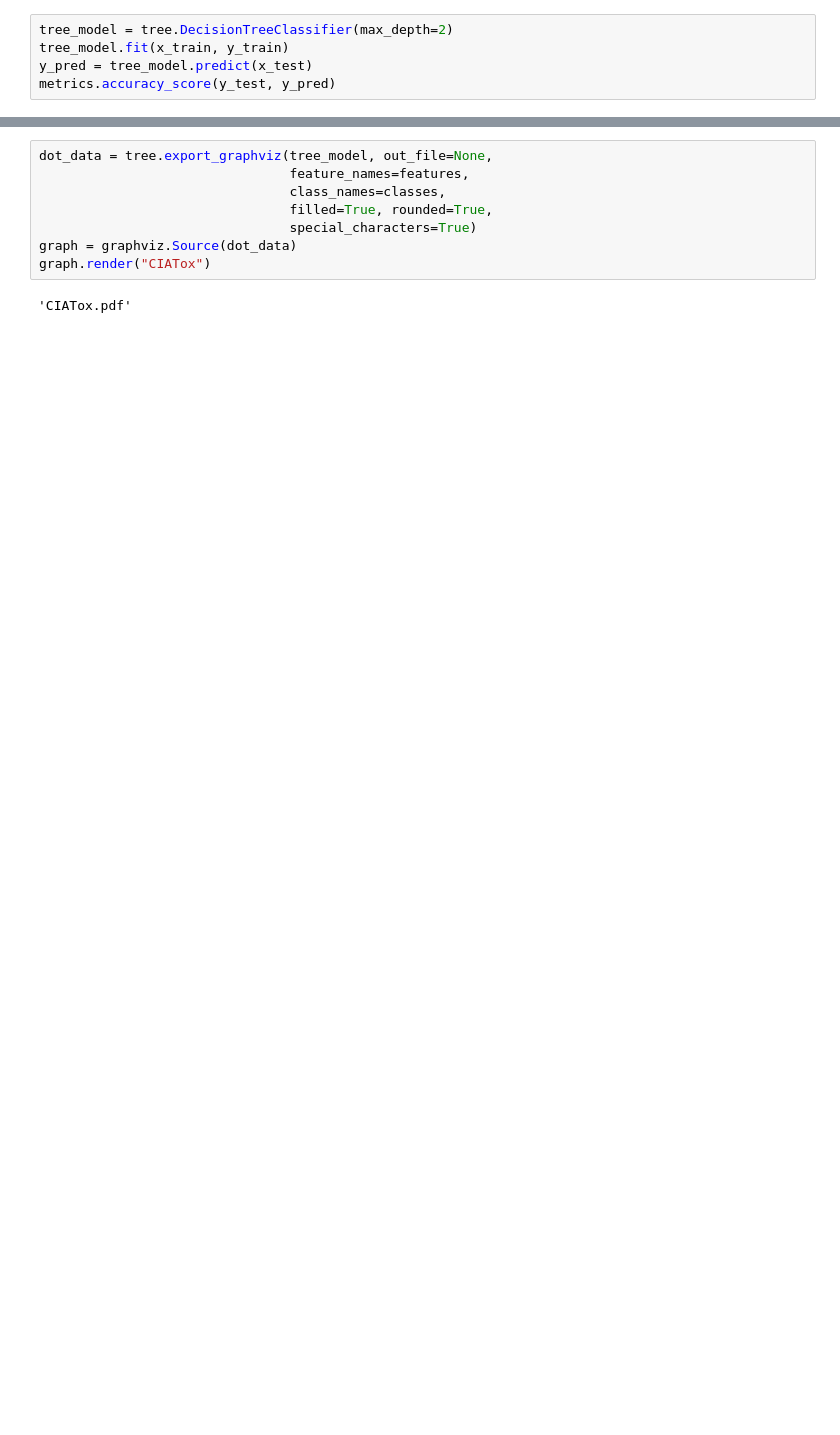
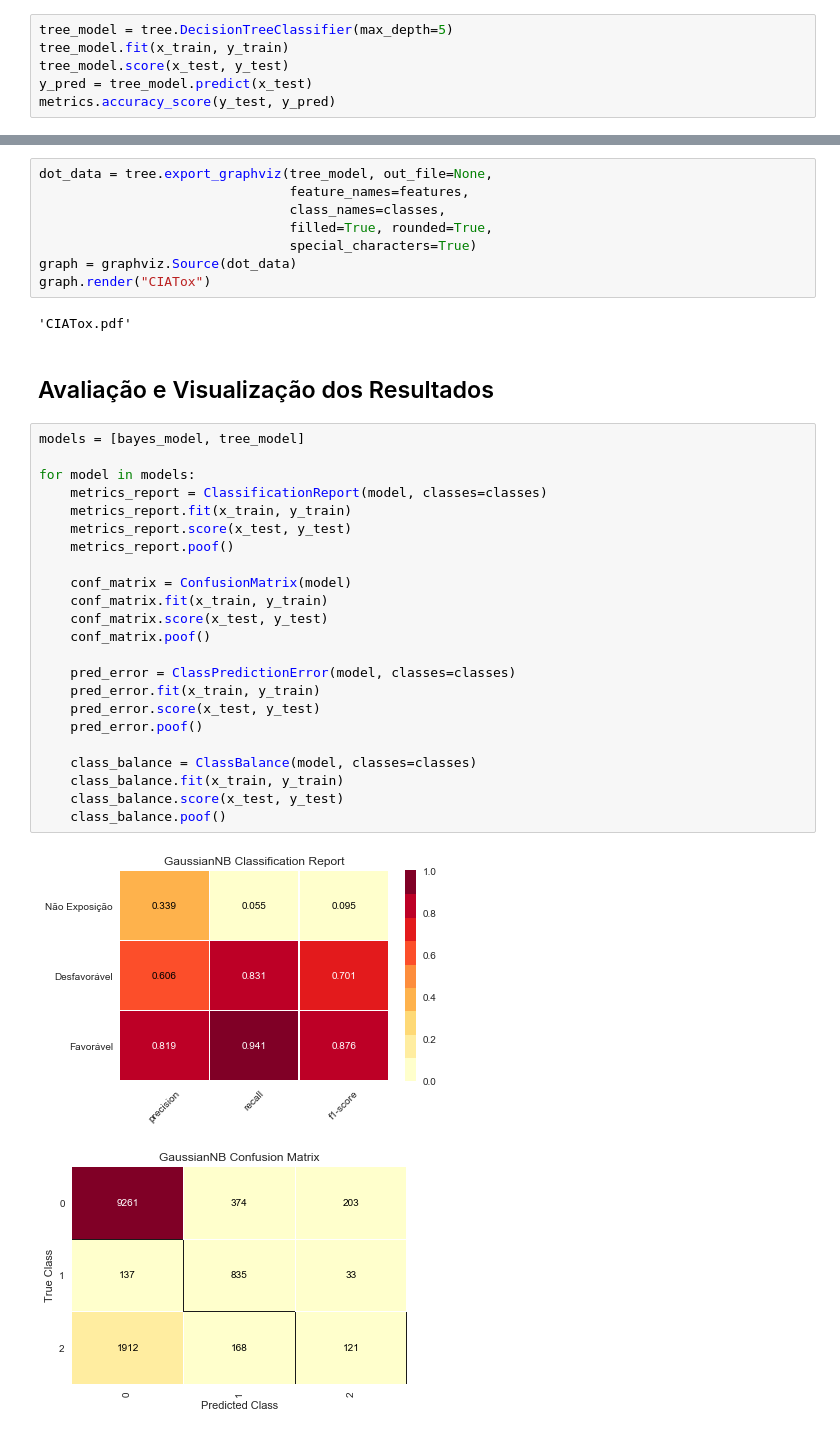
Before and after one commit to igoryamamoto/data-mining, a Jupyter notebook: data-preparation.ipynb, the cells around one changed output, grey strips where cells are left out. Cells and saved outputs as stored; diff of their text form; blank space fills up the shorter version.

Commit message:
Evaluate models

```diff
--- a/data-preparation.ipynb
+++ b/data-preparation.ipynb
@@ -395,8 +388,9 @@ Não Exposição       0.34      0.05      0.09      2201
 # %% [markdown]
 ### Decision Tree
 # %%
-tree_model = tree.DecisionTreeClassifier(max_depth=2)
+tree_model = tree.DecisionTreeClassifier(max_depth=5)
 tree_model.fit(x_train, y_train)
+tree_model.score(x_test, y_test)
 y_pred = tree_model.predict(x_test)
 metrics.accuracy_score(y_test, y_pred)
 # %% [output]
@@ -411,3 +405,31 @@ graph = graphviz.Source(dot_data)
 graph.render("CIATox")
 # %% [output]
 'CIATox.pdf'
+# %% [markdown]
+## Avaliação e Visualização dos Resultados
+# %%
+models = [bayes_model, tree_model]
+
+for model in models:
+    metrics_report = ClassificationReport(model, classes=classes)
+    metrics_report.fit(x_train, y_train)
+    metrics_report.score(x_test, y_test)
+    metrics_report.poof()
+
+    conf_matrix = ConfusionMatrix(model)
+    conf_matrix.fit(x_train, y_train)
+    conf_matrix.score(x_test, y_test)
+    conf_matrix.poof()
+
+    pred_error = ClassPredictionError(model, classes=classes)
+    pred_error.fit(x_train, y_train)
+    pred_error.score(x_test, y_test)
+    pred_error.poof()
+
+    class_balance = ClassBalance(model, classes=classes)
+    class_balance.fit(x_train, y_train)
+    class_balance.score(x_test, y_test)
+    class_balance.poof()
+# %% [output]
+[figure, added]
+[figure, added]
```
Also changed, not shown: parts of 4 cells of this notebook, 2 other files.
